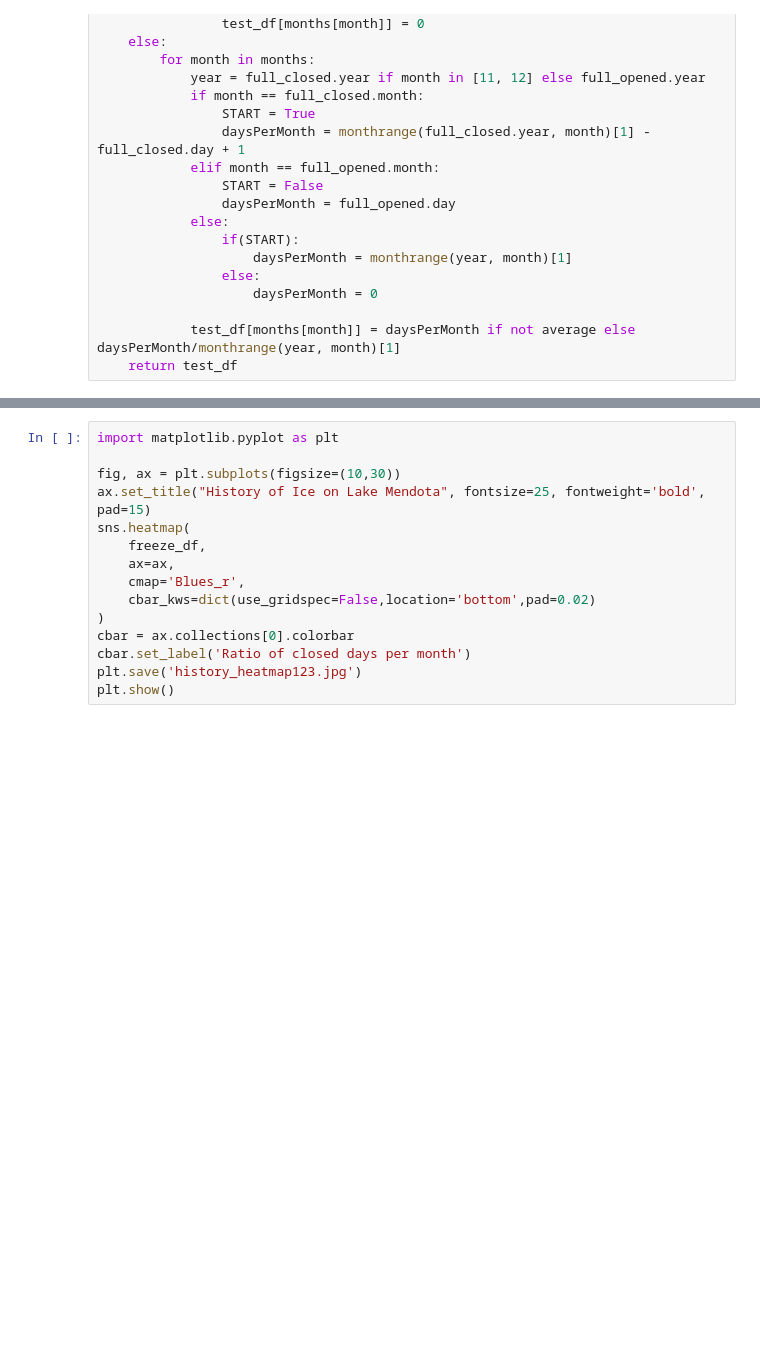
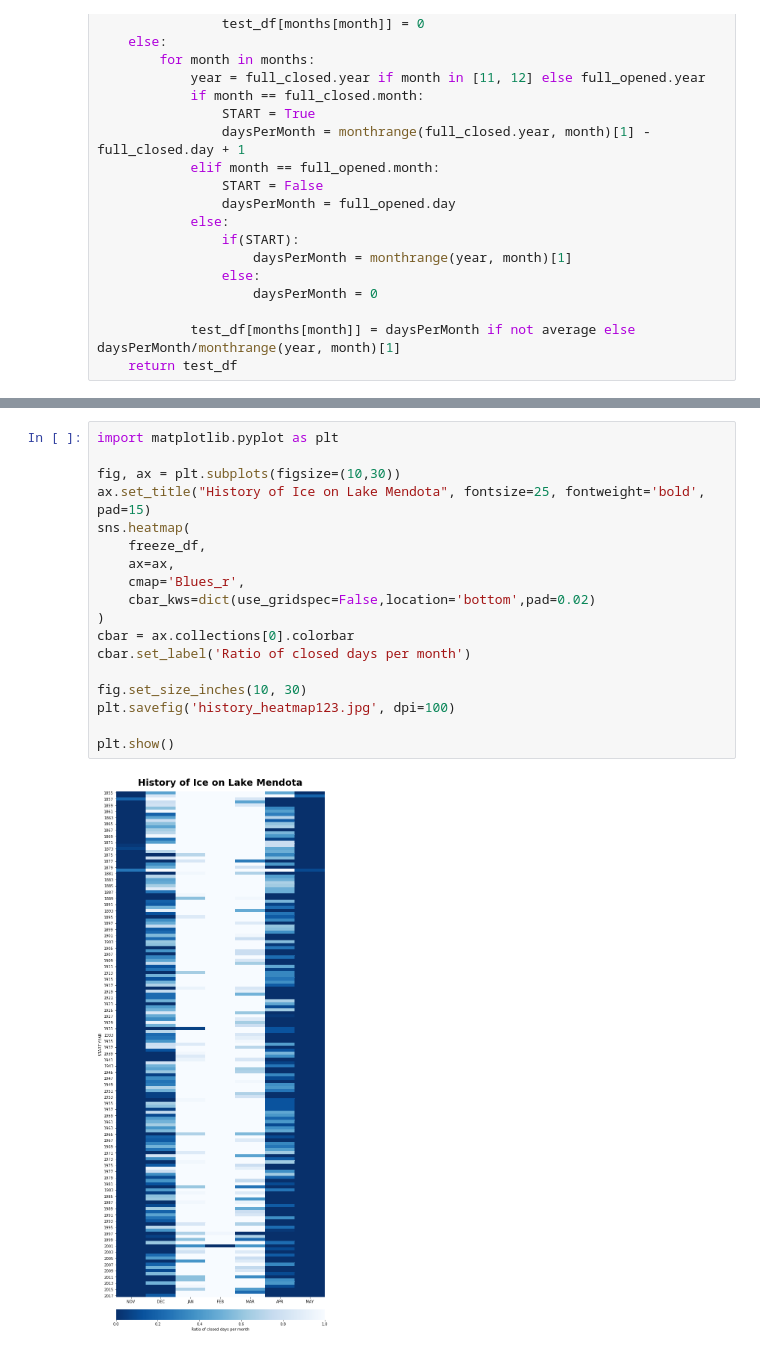
Before and after one commit to ilovedatatw/redditDataViz, a Jupyter notebook: History_of_Ice_on_Lake_Mendota.ipynb, the cells around one changed output, grey strips where cells are left out. Saved outputs shown, nothing was run; the diff lists cells and outputs as text; blank space fills up the shorter version.

```diff
--- a/History_of_Ice_on_Lake_Mendota.ipynb
+++ b/History_of_Ice_on_Lake_Mendota.ipynb
@@ -78,15 +194,20 @@ freeze_df
 # %%
 import matplotlib.pyplot as plt
 
 fig, ax = plt.subplots(figsize=(10,30))
 ax.set_title("History of Ice on Lake Mendota", fontsize=25, fontweight='bold', pad=15)
 sns.heatmap(
     freeze_df,
     ax=ax,
     cmap='Blues_r',
     cbar_kws=dict(use_gridspec=False,location='bottom',pad=0.02)
 )
 cbar = ax.collections[0].colorbar
 cbar.set_label('Ratio of closed days per month')
-plt.save('history_heatmap123.jpg')
+
+fig.set_size_inches(10, 30)
+plt.savefig('history_heatmap123.jpg', dpi=100)
+
 plt.show()
+# %% [output]
+[figure, added]
```
Also changed, not shown: parts of 8 cells of this notebook.
